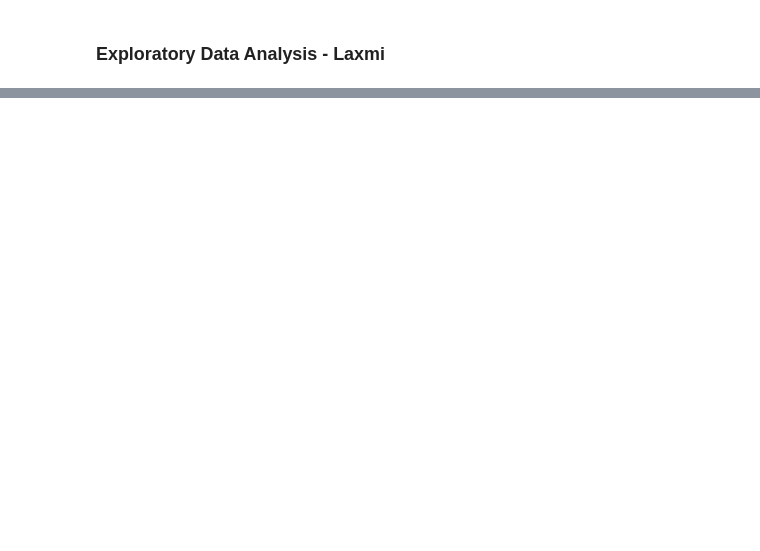
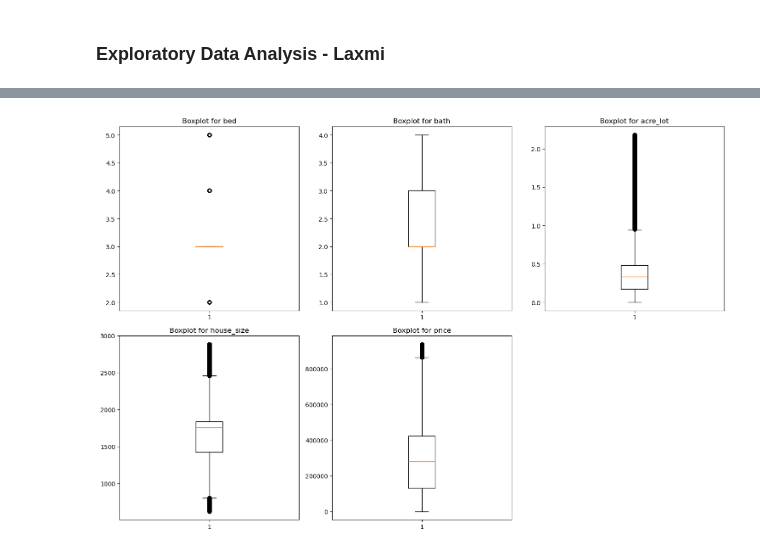
Before and after one commit to oxayavongsa/aai-501-final-team-4, a Jupyter notebook: Final Team 4 Real Estate.ipynb, the cells around one changed output, grey strips where cells are left out. Cells and saved outputs as stored; diff of their text form; code cells hidden in the pictures; blank space fills up the shorter version.

```diff
--- a/Final Team 4 Real Estate.ipynb
+++ b/Final Team 4 Real Estate.ipynb
@@ -53,0 +189,30 @@ None
+# %%
+# Plot boxplots after removal of outliers from numerical columns
+
+# Create a figure and a 2x3 grid of subplots
+fig, axs = plt.subplots(2, 3, figsize=(15, 10))
+
+# Plot data on the first 5 subplots
+axs[0, 0].boxplot(df_no_outliers[numerical_columns[0]])
+axs[0, 0].set_title(f'Boxplot for {numerical_columns[0]}')
+
+axs[0, 1].boxplot(df_no_outliers[numerical_columns[1]])
+axs[0, 1].set_title(f'Boxplot for {numerical_columns[1]}')
+
+axs[0, 2].boxplot(df_no_outliers[numerical_columns[2]])
+axs[0, 2].set_title(f'Boxplot for {numerical_columns[2]}')
+
+axs[1, 0].boxplot(df_no_outliers[numerical_columns[3]])
+axs[1, 0].set_title(f'Boxplot for {numerical_columns[3]}')
+
+axs[1, 1].boxplot(df_no_outliers[numerical_columns[4]])
+axs[1, 1].set_title(f'Boxplot for {numerical_columns[4]}')
+
+# Remove the last (empty) subplot
+fig.delaxes(axs[1][2])
+
+# Display the figure with subplots
+plt.tight_layout()
+plt.show()
+# %% [output]
+[figure, added]
```
Also changed, not shown: parts of 15 cells of this notebook.
